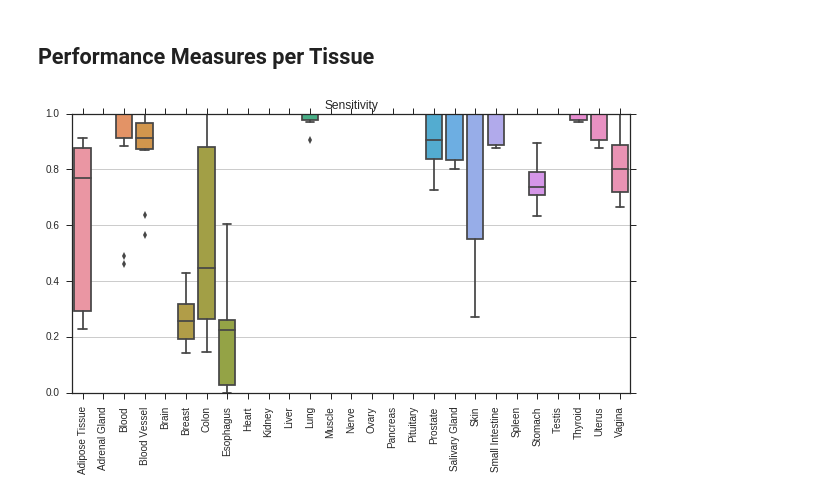
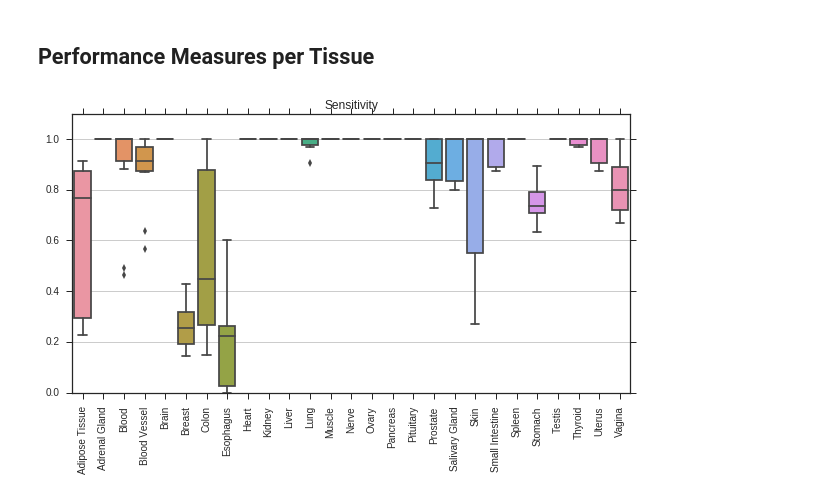
Before and after one commit to grst/pygenesig, a Jupyter notebook: notebooks/validate_gini.ipynb, the cells around one changed output. Drawn from its saved outputs; the diff is of its cells as text; code cells hidden in the pictures.

```diff
--- a/notebooks/validate_gini.ipynb
+++ b/notebooks/validate_gini.ipynb
@@ -84,11 +84,12 @@ mcc = performance_per_tissue(cms, sig_labels, pm.mcc)
 # %%
 fig, ax = subplots(figsize=(10,5))
 data=pd.DataFrame(sens)
 sns.boxplot(data=data, ax=ax)
 ax.set_title("Sensitivity")
 ax.set_xticklabels(data.columns, rotation=90);
+ax.set_ylim((0, 1.1));
 # %% [output]
-[figure, old version]
+[figure, new version]
 # %%
 fig, ax = subplots(figsize=(10,5))
 data=pd.DataFrame(spec)
```
Also changed, not shown: parts of 5 cells of this notebook, 9 other files.
